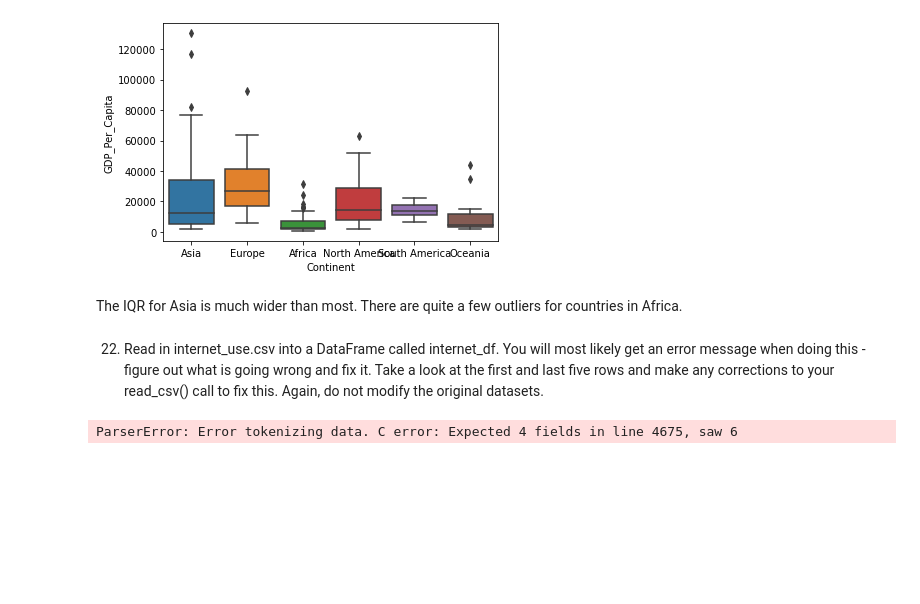
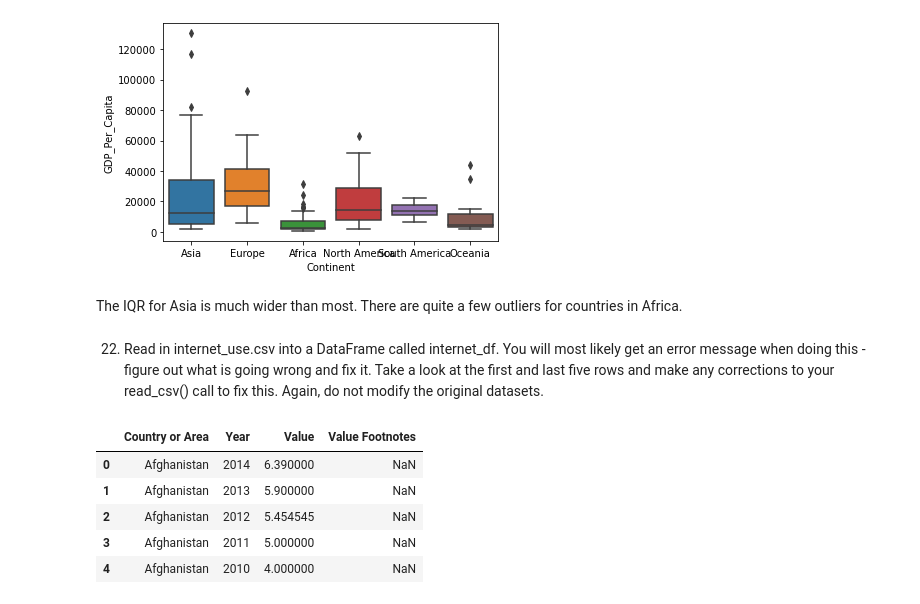
Before and after one commit to nss-data-science-cohort-4/dq1-undata-ocnrandolph, a Jupyter notebook: notebooks/UN_Data_Exploration.ipynb, the cells around one changed output. Cells and saved outputs as stored; diff of their text form; code cells hidden in the pictures; blank space fills up the shorter version.

```diff
--- a/notebooks/UN_Data_Exploration.ipynb
+++ b/notebooks/UN_Data_Exploration.ipynb
@@ -529,6 +529,13 @@ The IQR for Asia is much wider than most. There are quite a few outliers for cou
 # %% [markdown]
 22. Read in internet_use.csv into a DataFrame called internet_df. You will most likely get an error message when doing this - figure out what is going wrong and fix it. Take a look at the first and last five rows and make any corrections to your read_csv() call to fix this. Again, do not modify the original datasets.
 # %%
-internet_df = pd.read_csv("../data/internet_use.csv")
+internet_df = pd.read_csv("../data/internet_use.csv", nrows=4495)
-# %% [output]
-ParserError: Error tokenizing data. C error: Expected 4 fields in line 4675, saw 6
+# %%
+internet_df.head()
+# %% [output]
+|  | Country or Area | Year | Value | Value Footnotes |
+| 0 | Afghanistan | 2014 | 6.390000 | NaN |
+| 1 | Afghanistan | 2013 | 5.900000 | NaN |
+| 2 | Afghanistan | 2012 | 5.454545 | NaN |
+| 3 | Afghanistan | 2011 | 5.000000 | NaN |
+| 4 | Afghanistan | 2010 | 4.000000 | NaN |
```
Also changed, not shown: parts of 14 cells of this notebook.
